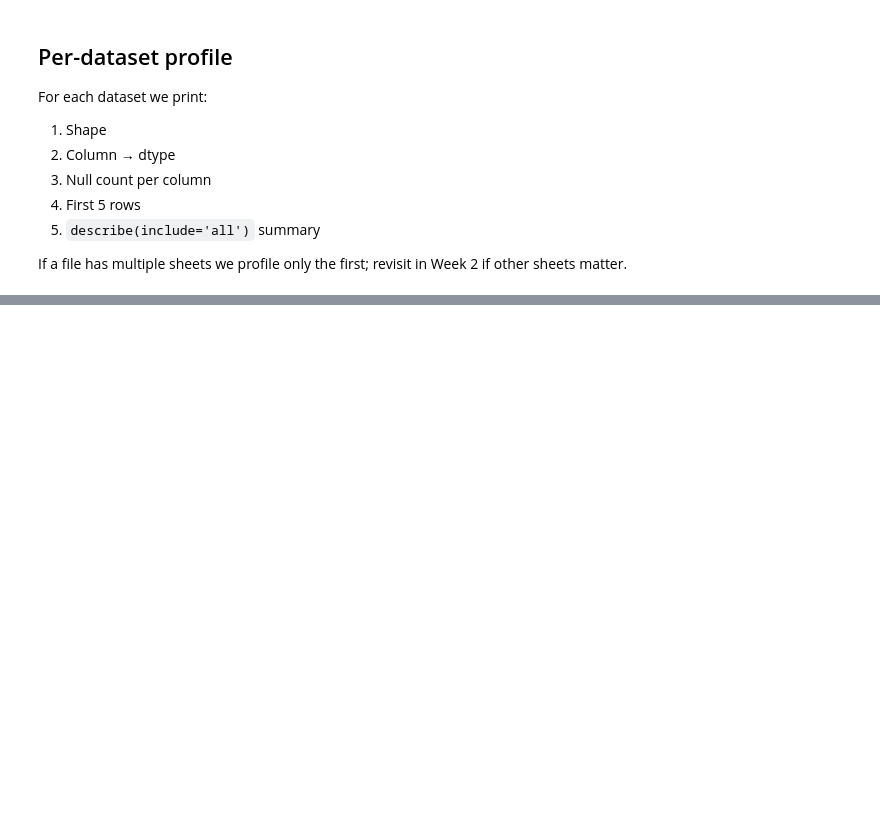
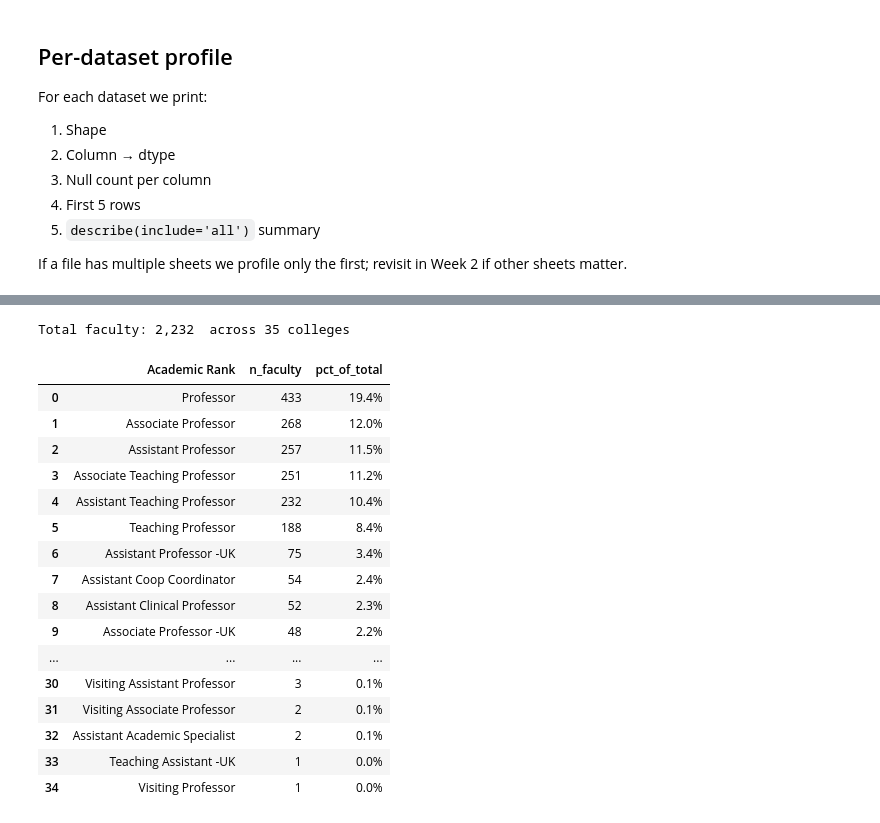
Before and after one commit to ebertini/visualizing-neu, a Jupyter notebook: notebooks/01_schema_overview.ipynb, the cells around one changed output, grey strips where cells are left out. Cells and saved outputs as stored; diff of their text form; code cells hidden in the pictures; blank space fills up the shorter version.

```diff
--- a/notebooks/01_schema_overview.ipynb
+++ b/notebooks/01_schema_overview.ipynb
@@ -339,0 +162,33 @@ These require institutional / stewardship context — I can't settle them from t
+# %%
+#Academic Rank
+faculty = first_sheet(raw['faculty'])
+
+by_college = (
+    faculty.groupby('Academic Rank', as_index=False)
+           .agg(n_faculty=('Employee ID', 'nunique'))
+           .sort_values('n_faculty', ascending=False)
+           .reset_index(drop=True)
+)
+total = by_college['n_faculty'].sum()
+by_college['pct_of_total'] = (by_college['n_faculty'] / total * 100).round(1).astype(str) + '%'
+print(f'Total faculty: {total:,}  across {len(by_college)} colleges')
+by_college
+# %% [output]
+Total faculty: 2,232  across 35 colleges
+|  | Academic Rank | n_faculty | pct_of_total |
+| 0 | Professor | 433 | 19.4% |
+| 1 | Associate Professor | 268 | 12.0% |
+| 2 | Assistant Professor | 257 | 11.5% |
+| 3 | Associate Teaching Professor | 251 | 11.2% |
+| 4 | Assistant Teaching Professor | 232 | 10.4% |
+| 5 | Teaching Professor | 188 | 8.4% |
+| 6 | Assistant Professor -UK | 75 | 3.4% |
+| 7 | Assistant Coop Coordinator | 54 | 2.4% |
+| 8 | Assistant Clinical Professor | 52 | 2.3% |
+| 9 | Associate Professor -UK | 48 | 2.2% |
+| ... | ... | ... | ... |
+| 30 | Visiting Assistant Professor | 3 | 0.1% |
+| 31 | Visiting Associate Professor | 2 | 0.1% |
+| 32 | Assistant Academic Specialist | 2 | 0.1% |
+| 33 | Teaching Assistant -UK | 1 | 0.0% |
+| 34 | Visiting Professor | 1 | 0.0% |
```
Also changed, not shown: parts of 18 cells of this notebook, 1 other file.
